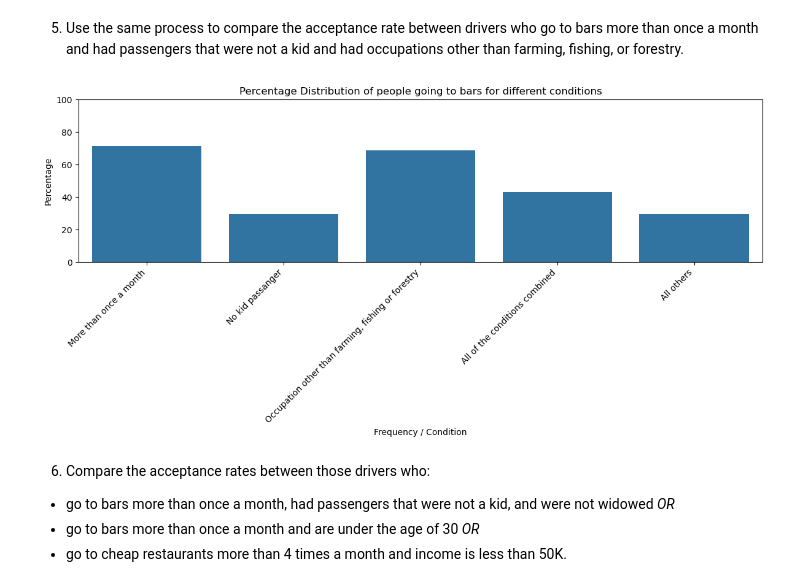
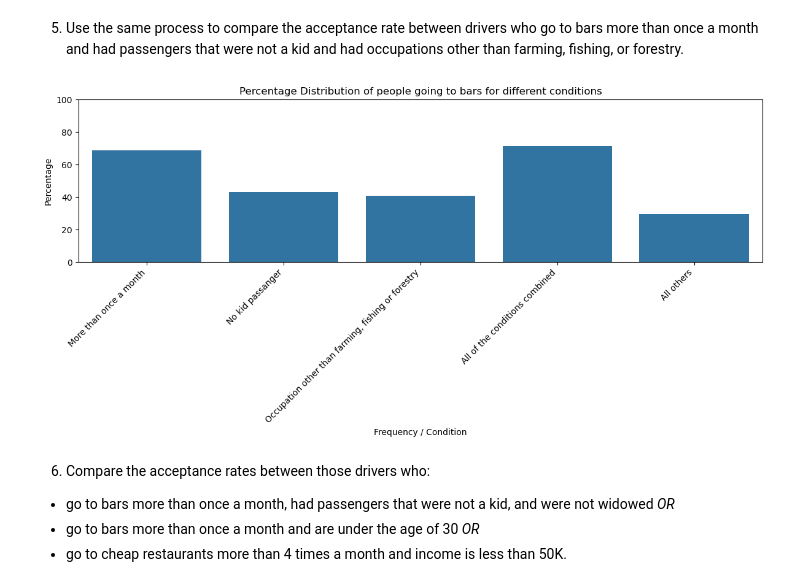
Before and after one commit to Etavonni/Assignment5.1, a Jupyter notebook: Assignment5_1.ipynb, the cells around one changed output. Saved outputs shown, nothing was run; the diff lists cells and outputs as text; code cells hidden in the pictures.

```diff
--- a/Assignment5_1.ipynb
+++ b/Assignment5_1.ipynb
@@ -388,43 +388,43 @@ bar_values = ['1~3', '4~8', 'gt8']
 disallowed_passanger_values = ['Kid(s)']
 disallowed_occupation_values = ['Farming Fishing & Forestry']
 # Find out acceptance of drivers for various conditions as listed in the problem
-acceptance_c = data3.loc[data3['Bar'].isin(bar_values)]['Y'].mean() * 100
-acceptance_d = data3.loc[~data3['passanger'].isin(disallowed_passanger_values)]['Y'].mean() * 100
-acceptance_e = data3.loc[~data3['occupation'].isin(disallowed_occupation_values)]['Y'].mean() * 100
+acceptance_a = data3.loc[data3['Bar'].isin(bar_values)]['Y'].mean() * 100
+acceptance_b = data3.loc[~data3['passanger'].isin(disallowed_passanger_values)]['Y'].mean() * 100
+acceptance_c = data3.loc[~data3['occupation'].isin(disallowed_occupation_values)]['Y'].mean() * 100
 # All combined
 selected_drivers = data3.loc[(data3['Bar'].isin(bar_values)) &
                              (~data3['passanger'].isin(disallowed_passanger_values)) &
                              (~data3['occupation'].isin(disallowed_occupation_values))]['Y']
 selected_drivers_accepted = selected_drivers.sum()
 selected_drivers_total = selected_drivers.value_counts().sum()
-acceptance_a = (selected_drivers_accepted / selected_drivers_total) * 100
+acceptance_d = (selected_drivers_accepted / selected_drivers_total) * 100
 # Rest
 all_others_accepted = data3['Y'].sum() - selected_drivers_accepted
 all_others_total = data3['Y'].value_counts().sum() - selected_drivers_total
 acceptance_e = (all_others_accepted / all_others_total) * 100
 
 data_temp = pd.DataFrame({
     'Bar Condition': ['More than once a month', 'No kid passanger',
                       'Occupation other than farming, fishing or forestry',
                       'All of the conditions combined', 'All others'],
     'Acceptance Rate': [acceptance_a, acceptance_b, acceptance_c,
                         acceptance_d, acceptance_e]
 })
 plt.figure(figsize=(12, 6))
 sns.barplot(x='Bar Condition', y='Acceptance Rate', data=data_temp)
 plt.title("Percentage Distribution of people going to bars for different conditions")
 plt.xlabel("Frequency / Condition")
 plt.ylabel("Percentage")
 plt.ylim(0, 100)
 plt.xticks(rotation=45, ha='right')
 plt.tight_layout()
 plt.show()
 
 # Conclusion: the acceptance rate is higher for drivers who go to bars more than once a month and
 # had occupations other than farming, fishing, or forestry. Having a kid as passanger did not seem
 # to have a major impact in accepting bar coupons.
 # %% [output]
-[figure, old version]
+[figure, new version]
 # %% [markdown]
 6. Compare the acceptance rates between those drivers who:
 
```
Also changed, not shown: parts of 11 cells of this notebook, 1 other file.
